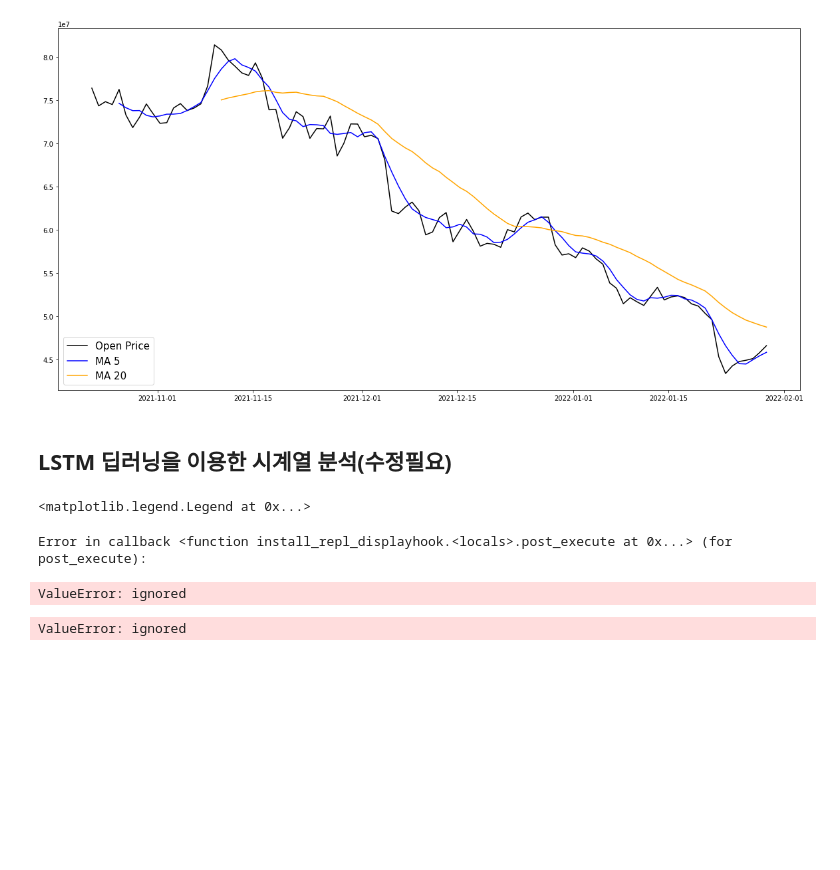
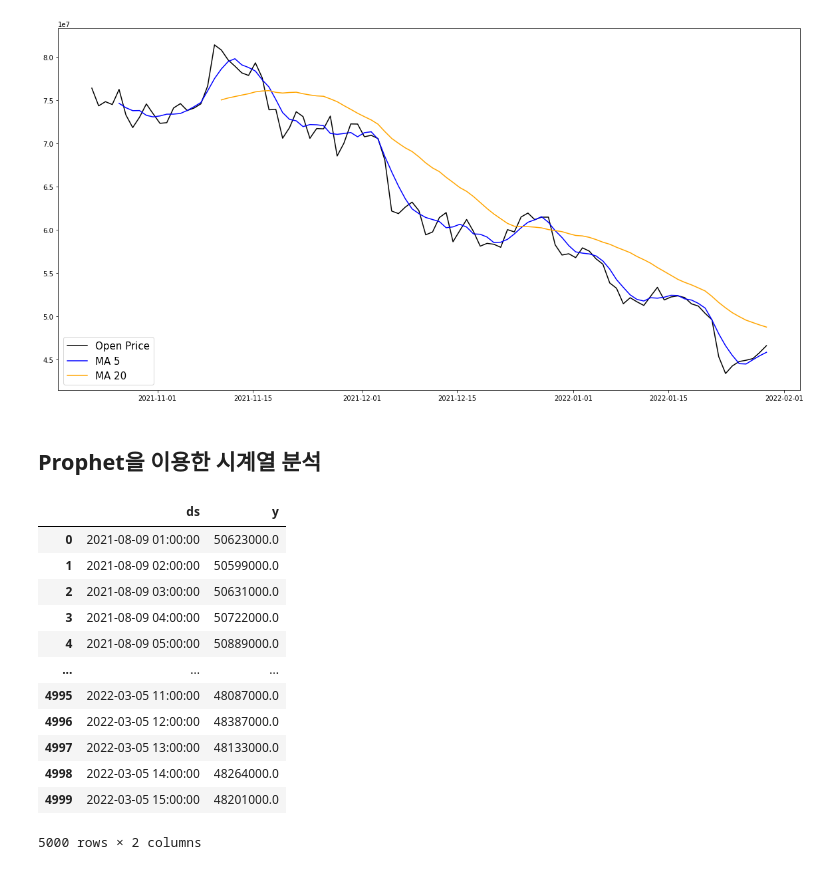
Before and after one commit to ghlim40/BT, a Jupyter notebook: 비트코인_예측_및_자동매매_연습코드.ipynb, the cells around one changed output. Cells and saved outputs as stored; diff of their text form; code cells hidden in the pictures; blank space fills up the shorter version.

```diff
--- a/비트코인_예측_및_자동매매_연습코드.ipynb
+++ b/비트코인_예측_및_자동매매_연습코드.ipynb
@@ -186,4 +194,4 @@ plt.show()
 # %% [output]
 [figure]
 # %% [markdown]
-## **LSTM 딥러닝을 이용한 시계열 분석(수정필요)**
+## Prophet을 이용한 시계열 분석
@@ -198,9 +197,0 @@ LSTM_test = LSTM_df[751:1000]
-# %%
-ax = LSTM_train.plot()
-LSTM_test.plot(ax=ax)
-plt.legend(['LSTM_train', 'LSTM_test'])
-# %% [output]
-<matplotlib.legend.Legend at 0x...>
-Error in callback <function install_repl_displayhook.<locals>.post_execute at 0x...> (for post_execute):
-ValueError: ignored
-ValueError: ignored
@@ -211,0 +198,23 @@ ValueError: ignored
+# %%
+df_predict = pyupbit.get_ohlcv(coin,count=5000, interval="minute60")
+df_predict
+
+df_predict = df_predict.reset_index()
+df_predict['ds'] = df_predict['index']
+df_predict['y'] = df_predict['close']
+data_predict = df_predict[['ds','y']]
+data_predict
+# %% [output]
+|  | ds | y |
+| 0 | 2021-08-09 01:00:00 | 50623000.0 |
+| 1 | 2021-08-09 02:00:00 | 50599000.0 |
+| 2 | 2021-08-09 03:00:00 | 50631000.0 |
+| 3 | 2021-08-09 04:00:00 | 50722000.0 |
+| 4 | 2021-08-09 05:00:00 | 50889000.0 |
+| ... | ... | ... |
+| 4995 | 2022-03-05 11:00:00 | 48087000.0 |
+| 4996 | 2022-03-05 12:00:00 | 48387000.0 |
+| 4997 | 2022-03-05 13:00:00 | 48133000.0 |
+| 4998 | 2022-03-05 14:00:00 | 48264000.0 |
+| 4999 | 2022-03-05 15:00:00 | 48201000.0 |
+5000 rows × 2 columns
```
Also changed, not shown: parts of 11 cells of this notebook.
